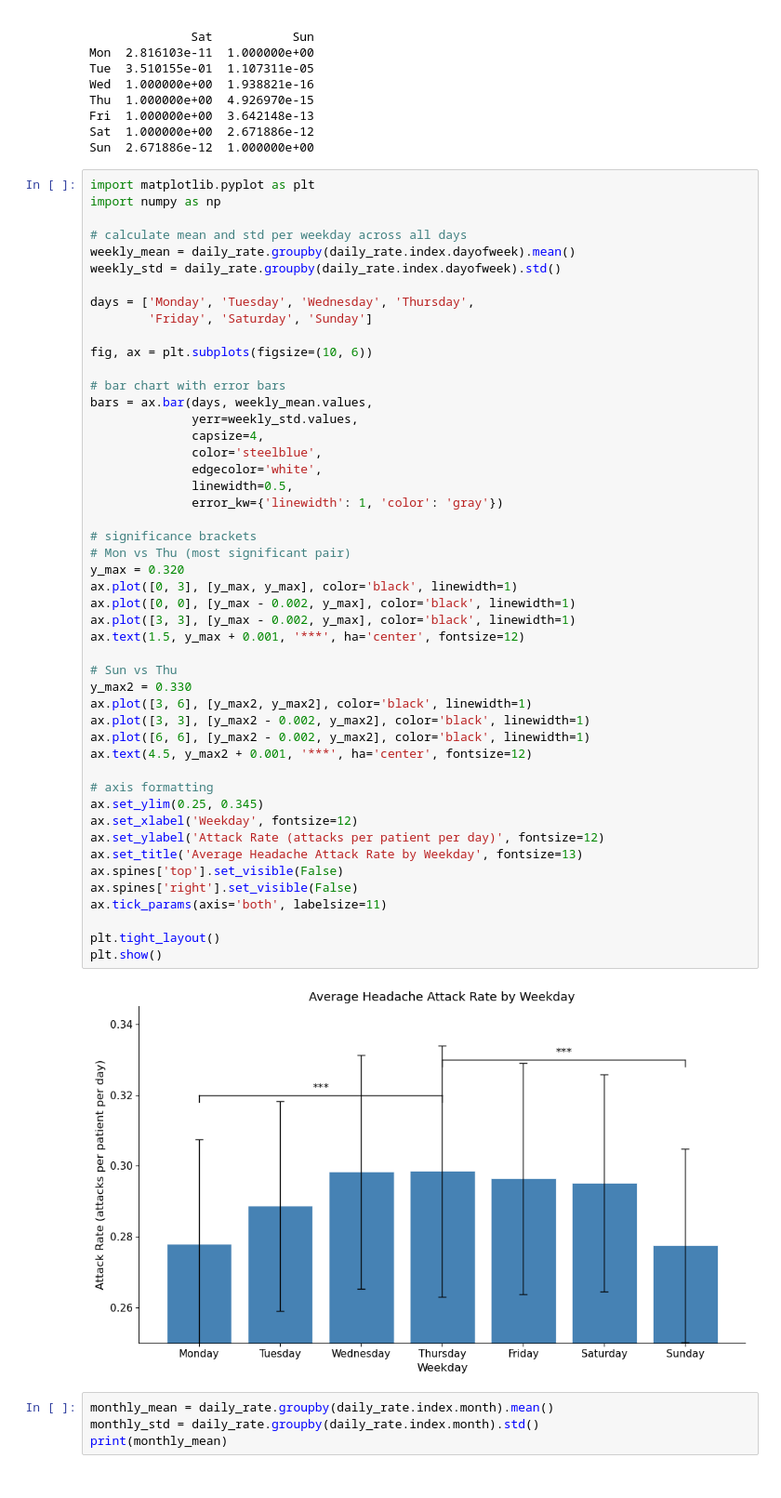
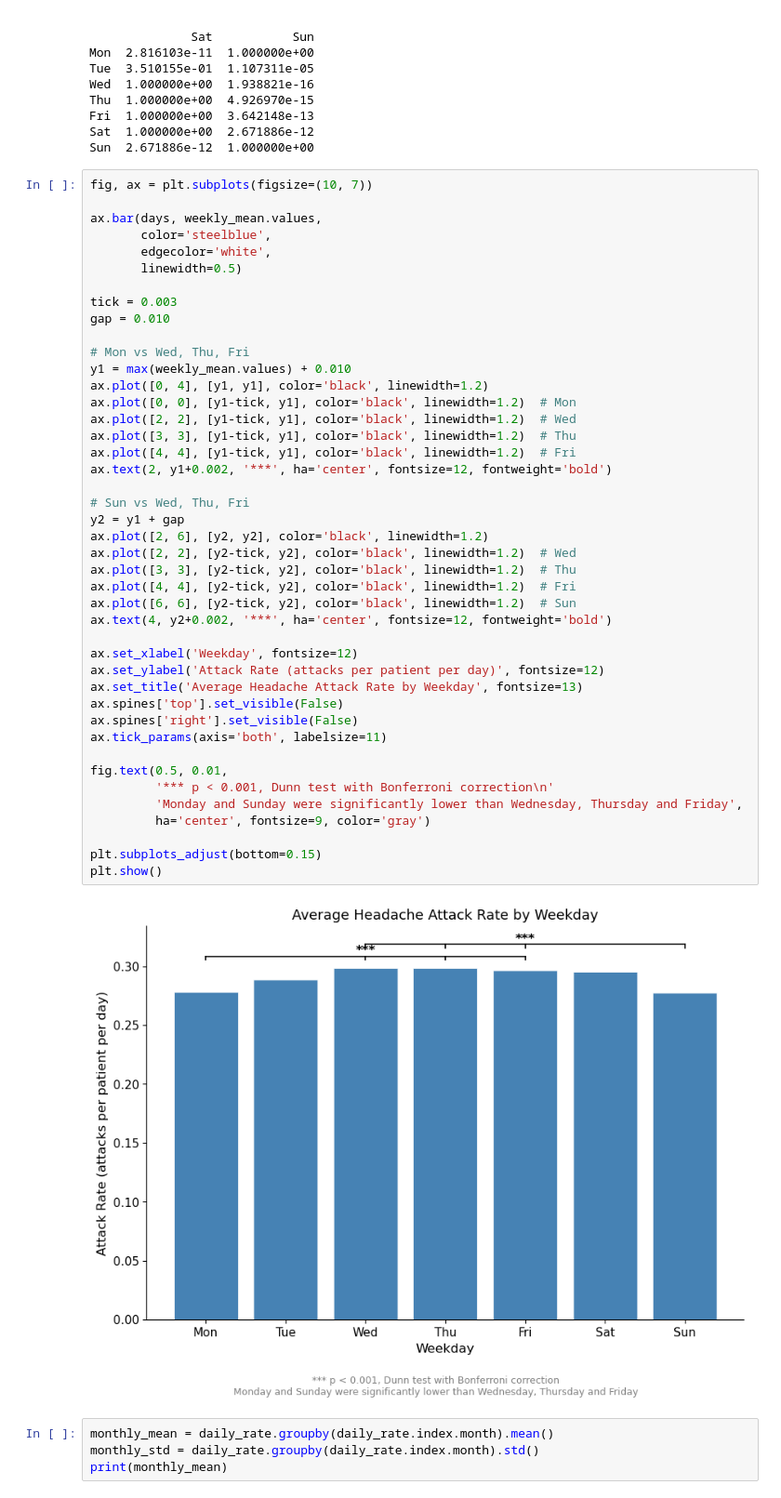
Before and after one commit to kkumar06-tech/Data_Analysis, a Jupyter notebook: EDA.ipynb, the cells around one changed output. Shown at 93% size. Drawn from its saved outputs; the diff is of its cells as text.

Commit message:
updating plots for more clarity

```diff
--- a/EDA.ipynb
+++ b/EDA.ipynb
@@ -544,55 +544,50 @@ Fri  1.000000e+00  3.642148e-13
 Sat  1.000000e+00  2.671886e-12
 Sun  2.671886e-12  1.000000e+00
 # %%
-import matplotlib.pyplot as plt
-import numpy as np
+fig, ax = plt.subplots(figsize=(10, 7))
 
-# calculate mean and std per weekday across all days
-weekly_mean = daily_rate.groupby(daily_rate.index.dayofweek).mean()
-weekly_std = daily_rate.groupby(daily_rate.index.dayofweek).std()
+ax.bar(days, weekly_mean.values,
+       color='steelblue',
+       edgecolor='white',
+       linewidth=0.5)
 
-days = ['Monday', 'Tuesday', 'Wednesday', 'Thursday',
-        'Friday', 'Saturday', 'Sunday']
+tick = 0.003
+gap = 0.010
 
-fig, ax = plt.subplots(figsize=(10, 6))
+# Mon vs Wed, Thu, Fri
+y1 = max(weekly_mean.values) + 0.010
+ax.plot([0, 4], [y1, y1], color='black', linewidth=1.2)
+ax.plot([0, 0], [y1-tick, y1], color='black', linewidth=1.2)  # Mon
+ax.plot([2, 2], [y1-tick, y1], color='black', linewidth=1.2)  # Wed
+ax.plot([3, 3], [y1-tick, y1], color='black', linewidth=1.2)  # Thu
+ax.plot([4, 4], [y1-tick, y1], color='black', linewidth=1.2)  # Fri
+ax.text(2, y1+0.002, '***', ha='center', fontsize=12, fontweight='bold')
 
-# bar chart with error bars
-bars = ax.bar(days, weekly_mean.values,
-              yerr=weekly_std.values,
-              capsize=4,
-              color='steelblue',
-              edgecolor='white',
-              linewidth=0.5,
-              error_kw={'linewidth': 1, 'color': 'gray'})
+# Sun vs Wed, Thu, Fri
+y2 = y1 + gap
+ax.plot([2, 6], [y2, y2], color='black', linewidth=1.2)
+ax.plot([2, 2], [y2-tick, y2], color='black', linewidth=1.2)  # Wed
+ax.plot([3, 3], [y2-tick, y2], color='black', linewidth=1.2)  # Thu
+ax.plot([4, 4], [y2-tick, y2], color='black', linewidth=1.2)  # Fri
+ax.plot([6, 6], [y2-tick, y2], color='black', linewidth=1.2)  # Sun
+ax.text(4, y2+0.002, '***', ha='center', fontsize=12, fontweight='bold')
 
-# significance brackets
-# Mon vs Thu (most significant pair)
-y_max = 0.320
-ax.plot([0, 3], [y_max, y_max], color='black', linewidth=1)
-ax.plot([0, 0], [y_max - 0.002, y_max], color='black', linewidth=1)
-ax.plot([3, 3], [y_max - 0.002, y_max], color='black', linewidth=1)
-ax.text(1.5, y_max + 0.001, '***', ha='center', fontsize=12)
-
-# Sun vs Thu
-y_max2 = 0.330
-ax.plot([3, 6], [y_max2, y_max2], color='black', linewidth=1)
-ax.plot([3, 3], [y_max2 - 0.002, y_max2], color='black', linewidth=1)
-ax.plot([6, 6], [y_max2 - 0.002, y_max2], color='black', linewidth=1)
-ax.text(4.5, y_max2 + 0.001, '***', ha='center', fontsize=12)
-
-# axis formatting
-ax.set_ylim(0.25, 0.345)
 ax.set_xlabel('Weekday', fontsize=12)
 ax.set_ylabel('Attack Rate (attacks per patient per day)', fontsize=12)
 ax.set_title('Average Headache Attack Rate by Weekday', fontsize=13)
 ax.spines['top'].set_visible(False)
 ax.spines['right'].set_visible(False)
 ax.tick_params(axis='both', labelsize=11)
 
-plt.tight_layout()
+fig.text(0.5, 0.01,
+         '*** p < 0.001, Dunn test with Bonferroni correction\n'
+         'Monday and Sunday were significantly lower than Wednesday, Thursday and Friday',
+         ha='center', fontsize=9, color='gray')
+
+plt.subplots_adjust(bottom=0.15)
 plt.show()
 # %% [output]
-[figure, old version]
+[figure, new version]
 # %%
 monthly_mean = daily_rate.groupby(daily_rate.index.month).mean()
 monthly_std = daily_rate.groupby(daily_rate.index.month).std()
```
Also changed, not shown: parts of 3 cells of this notebook, 2 other files.
